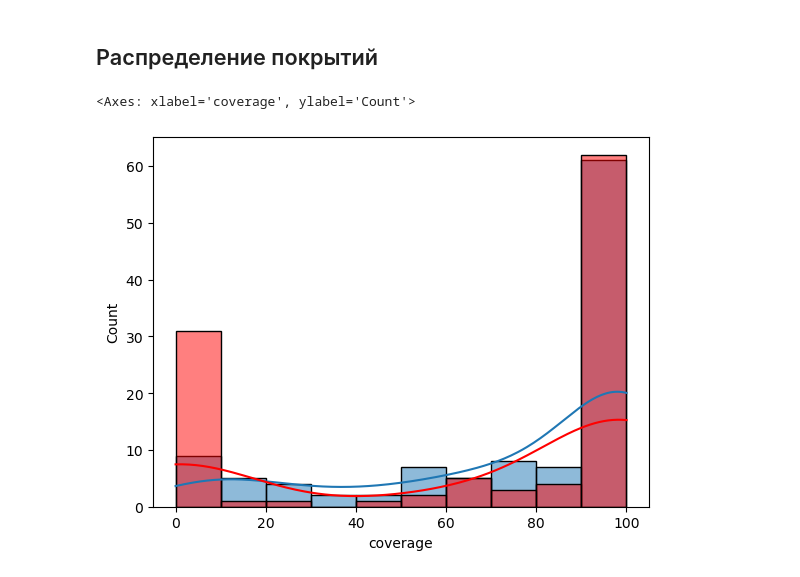
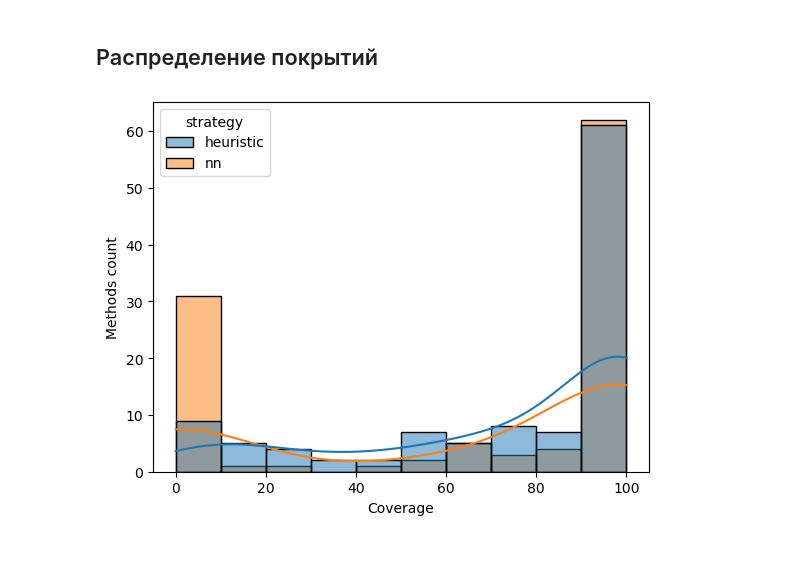
Before and after one commit to emnigma/vsharp_benchmarks, a Jupyter notebook: comparison.ipynb, the cells around one changed output. Saved outputs shown, nothing was run; the diff lists cells and outputs as text; code cells hidden in the pictures.

```diff
--- a/comparison.ipynb
+++ b/comparison.ipynb
@@ -183,10 +190,12 @@ sns.histplot(data=inner_hundred, x="errors__nn", bins=10, kde=True, ax=ax, color
 # %% [markdown]
 ## Распределение покрытий
-# %%
-fig, ax = plt.subplots()
-
-sns.histplot(data=inner_df, x="coverage", bins=10, kde=True, ax=ax, binrange=(0, 100))
-sns.histplot(data=inner_df, x="coverage__nn", bins=10, kde=True, ax=ax, color="red", binrange=(0, 100))
-# %% [output]
-<Axes: xlabel='coverage', ylabel='Count'>
-[figure, removed]
+# %%
+compare_hists(
+    heu_key="coverage",
+    nn_key="coverage__nn",
+    xlabel="Coverage",
+    src_df=inner_df,
+    bins=10,
+)
+# %% [output]
+[figure, added]
```
Also changed, not shown: parts of 8 cells of this notebook.
